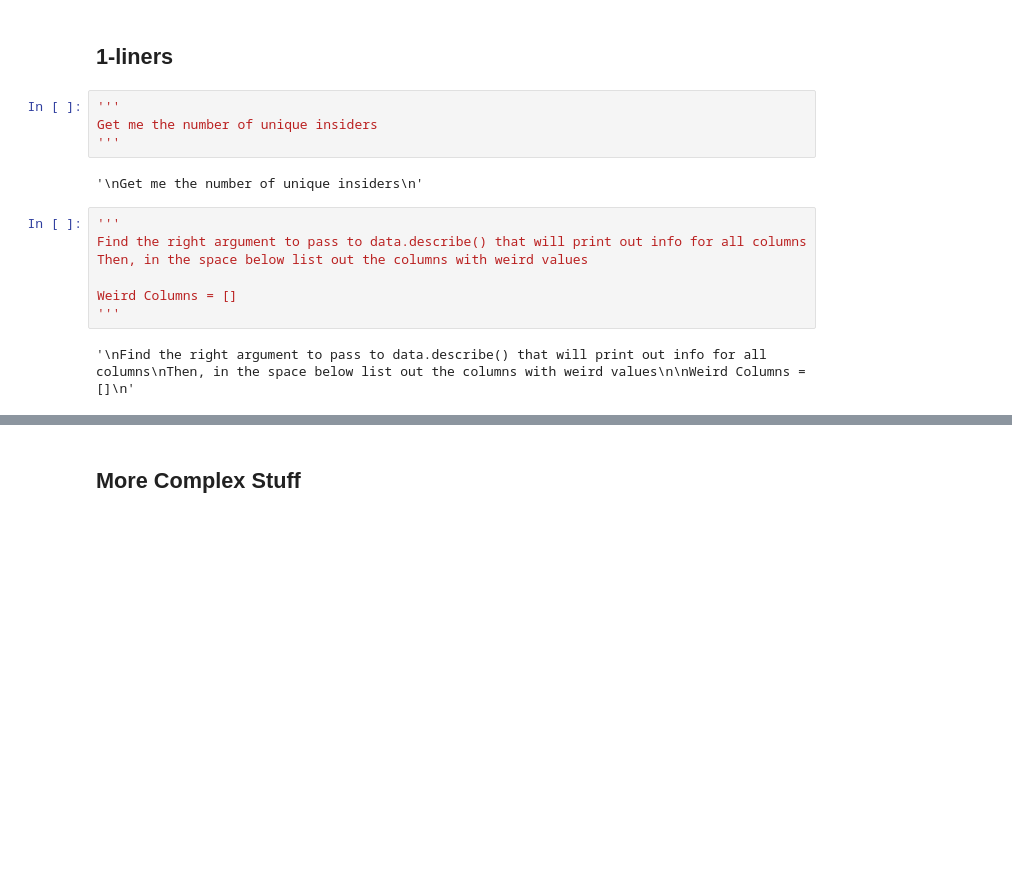
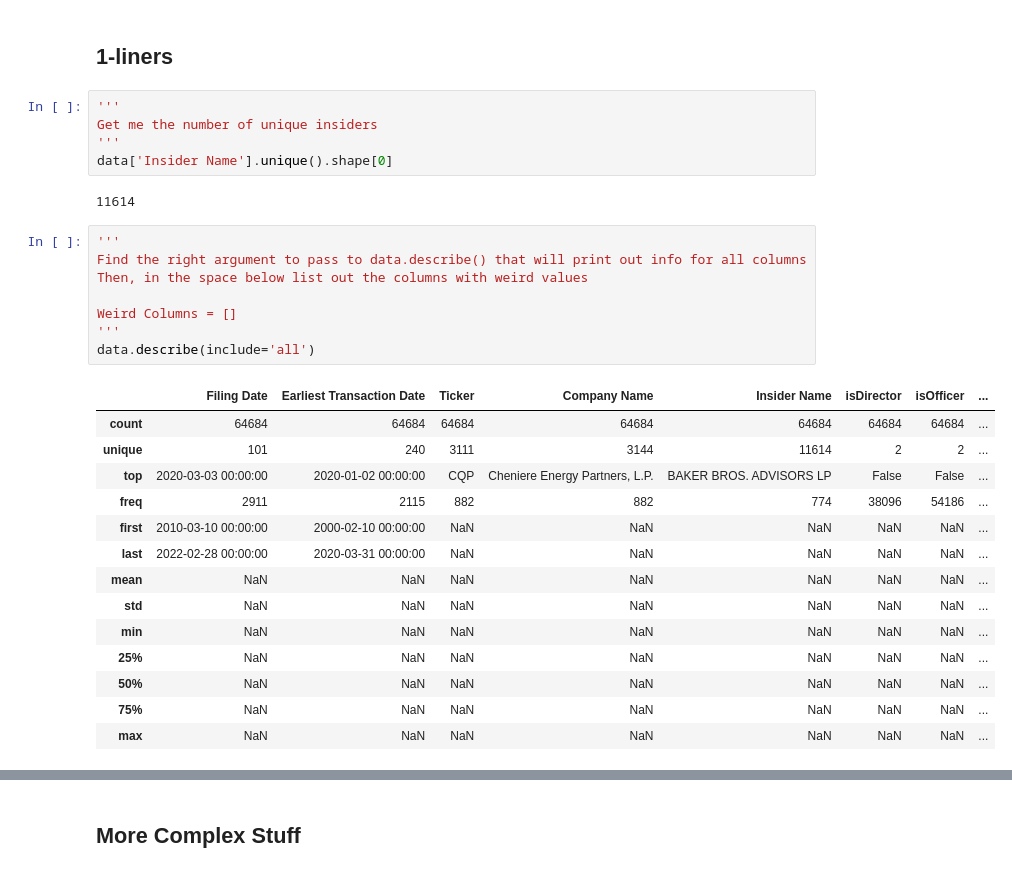
Before and after one commit to MichiganDataScienceTeam/F22-SEC-Insider-Trading, a Jupyter notebook: tutorials/week6/pandasFluency.ipynb, the cells around one changed output, grey strips where cells are left out. Cells and saved outputs as stored; diff of their text form; blank space fills up the shorter version.

Commit message:
Answer for PandasFluency included

```diff
--- a/tutorials/week6/pandasFluency.ipynb
+++ b/tutorials/week6/pandasFluency.ipynb
@@ -52,17 +52,32 @@ dtype: object
 '''
 Get me the number of unique insiders
 '''
+data['Insider Name'].unique().shape[0]
 # %% [output]
-'\nGet me the number of unique insiders\n'
+11614
 # %%
 '''
 Find the right argument to pass to data.describe() that will print out info for all columns
 Then, in the space below list out the columns with weird values
 
 Weird Columns = []
 '''
+data.describe(include='all')
 # %% [output]
-'\nFind the right argument to pass to data.describe() that will print out info for all columns\nThen, in the space below list out the columns with weird values\n\nWeird Columns = []\n'
+|  | Filing Date | Earliest Transaction Date | Ticker | Company Name | Insider Name | isDirector | isOfficer | ... |
+| count | 64684 | 64684 | 64684 | 64684 | 64684 | 64684 | 64684 | ... |
+| unique | 101 | 240 | 3111 | 3144 | 11614 | 2 | 2 | ... |
+| top | 2020-03-03 00:00:00 | 2020-01-02 00:00:00 | CQP | Cheniere Energy Partners, L.P. | BAKER BROS. ADVISORS LP | False | False | ... |
+| freq | 2911 | 2115 | 882 | 882 | 774 | 38096 | 54186 | ... |
+| first | 2010-03-10 00:00:00 | 2000-02-10 00:00:00 | NaN | NaN | NaN | NaN | NaN | ... |
+| last | 2022-02-28 00:00:00 | 2020-03-31 00:00:00 | NaN | NaN | NaN | NaN | NaN | ... |
+| mean | NaN | NaN | NaN | NaN | NaN | NaN | NaN | ... |
+| std | NaN | NaN | NaN | NaN | NaN | NaN | NaN | ... |
+| min | NaN | NaN | NaN | NaN | NaN | NaN | NaN | ... |
+| 25% | NaN | NaN | NaN | NaN | NaN | NaN | NaN | ... |
+| 50% | NaN | NaN | NaN | NaN | NaN | NaN | NaN | ... |
+| 75% | NaN | NaN | NaN | NaN | NaN | NaN | NaN | ... |
+| max | NaN | NaN | NaN | NaN | NaN | NaN | NaN | ... |
 # %%
 '''
 1. Perform an aggregation on Insider Name
```
Also changed, not shown: parts of 3 cells of this notebook.
